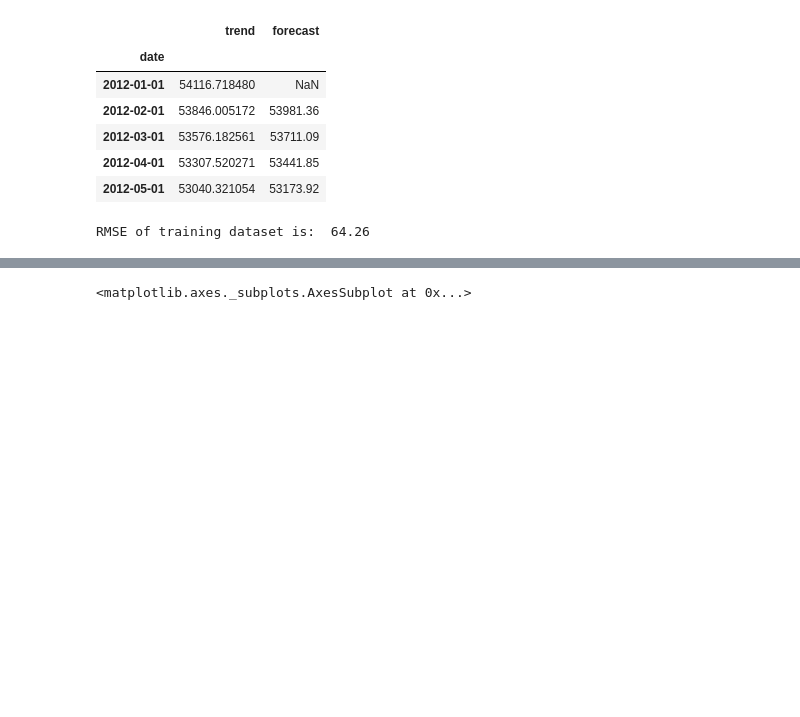
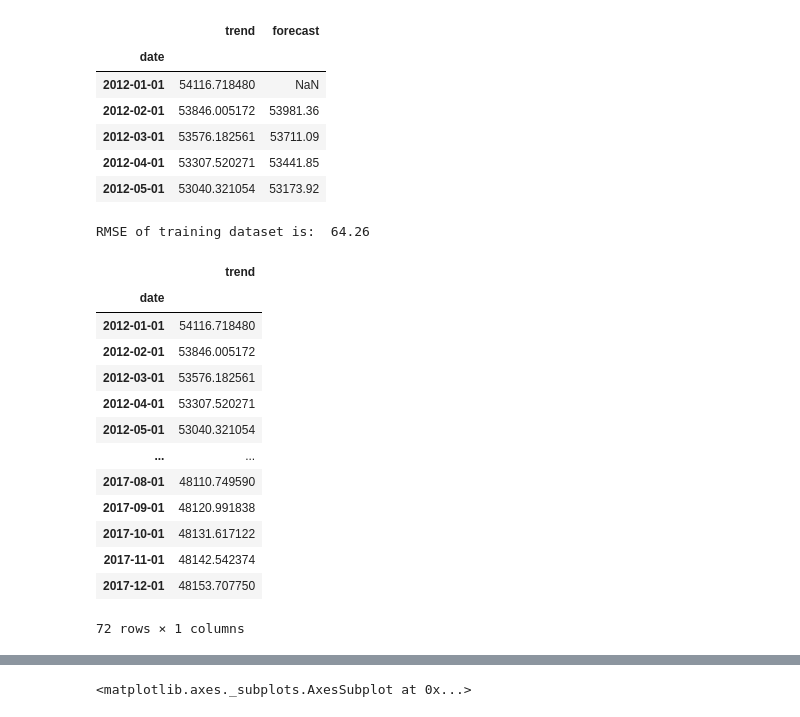
Before and after one commit to soumita20/MDS-Daekin, a Jupyter notebook: Endterm.ipynb, the cells around one changed output, grey strips where cells are left out. Cells and saved outputs as stored; diff of their text form; code cells hidden in the pictures; blank space fills up the shorter version.

```diff
--- a/Endterm.ipynb
+++ b/Endterm.ipynb
@@ -598,3 +598,20 @@ rmse = round(np.sqrt(np.square(np.subtract(trend.trend,trend.forecast)).mean()),
 print("RMSE of training dataset is: ",rmse)
 # %% [output]
 RMSE of training dataset is:  64.26
+# %%
+test_trend
+# %% [output]
+|  | trend |
+| date |  |
+| 2012-01-01 | 54116.718480 |
+| 2012-02-01 | 53846.005172 |
+| 2012-03-01 | 53576.182561 |
+| 2012-04-01 | 53307.520271 |
+| 2012-05-01 | 53040.321054 |
+| ... | ... |
+| 2017-08-01 | 48110.749590 |
+| 2017-09-01 | 48120.991838 |
+| 2017-10-01 | 48131.617122 |
+| 2017-11-01 | 48142.542374 |
+| 2017-12-01 | 48153.707750 |
+72 rows × 1 columns
```
Also changed, not shown: parts of 5 cells of this notebook.
